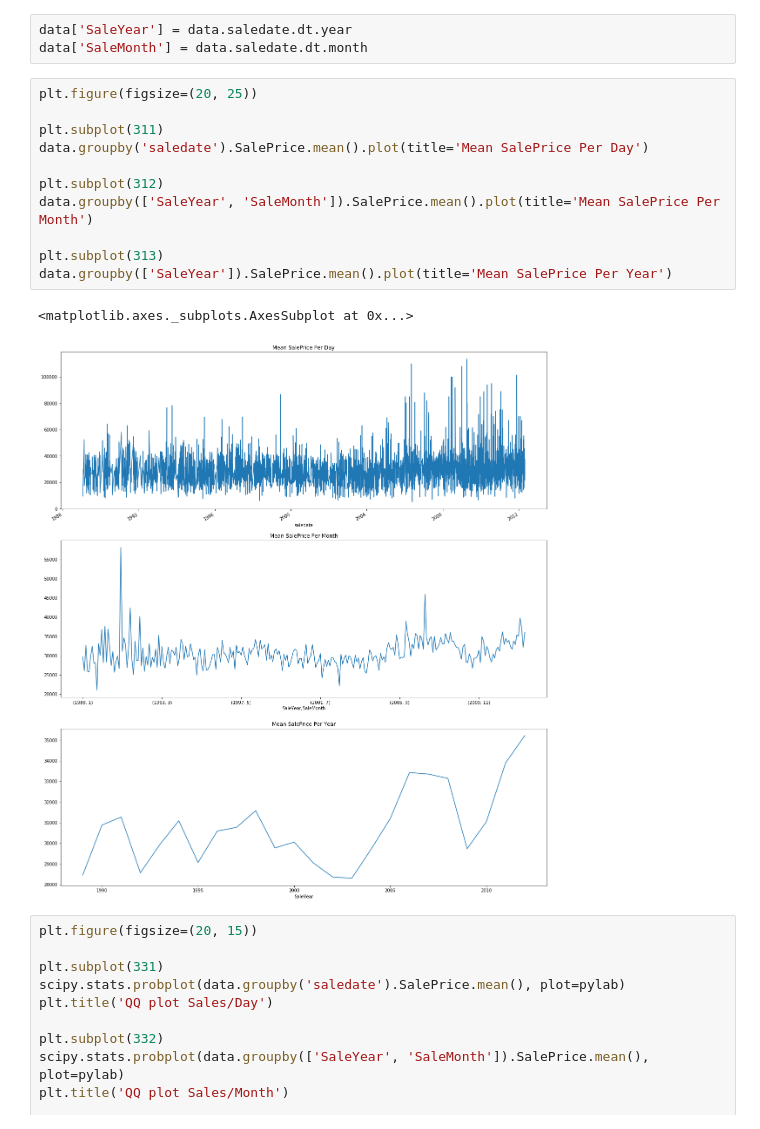
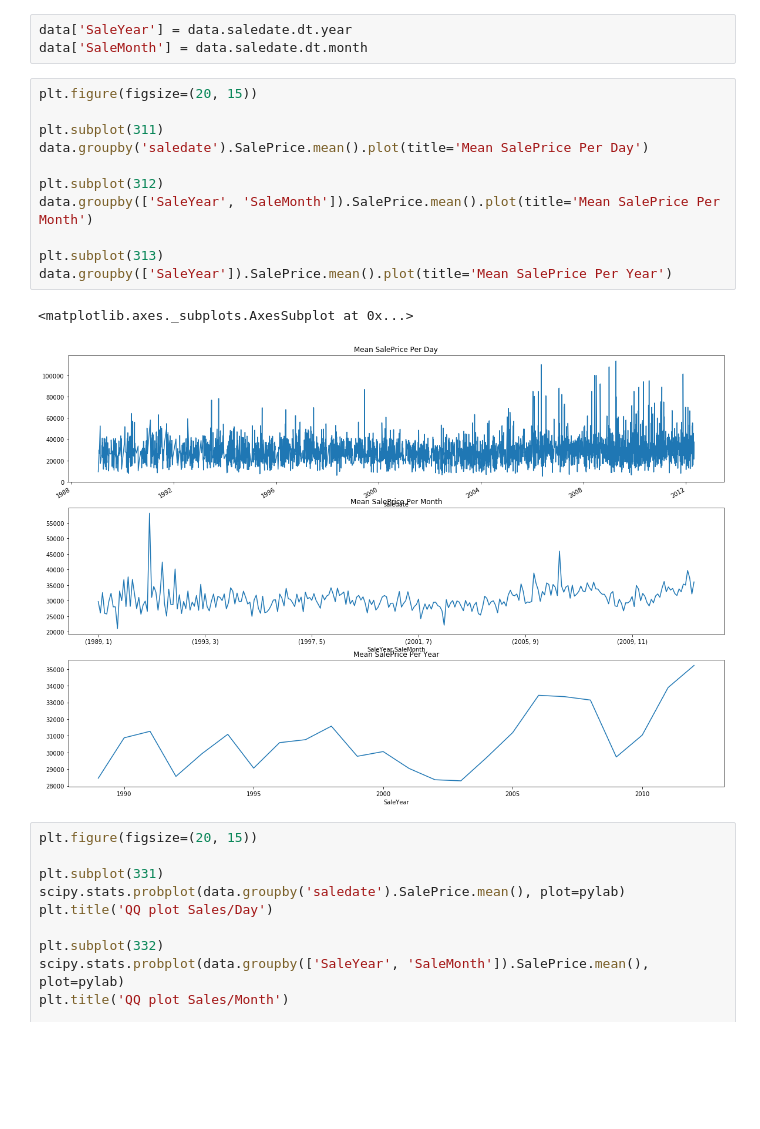
Before and after one commit to fares-ds/Blue-Book-for-Bulldozers-Kaggle-Competition, a Jupyter notebook: Blue_Book_for_Bulldozers_EDA.ipynb, the cells around one changed output. Saved outputs shown, nothing was run; the diff lists cells and outputs as text; blank space fills up the shorter version.

```diff
--- a/Blue_Book_for_Bulldozers_EDA.ipynb
+++ b/Blue_Book_for_Bulldozers_EDA.ipynb
@@ -221,19 +221,19 @@ data.groupby('saledate').SalePrice.describe()
 data['SaleYear'] = data.saledate.dt.year
 data['SaleMonth'] = data.saledate.dt.month
 # %%
-plt.figure(figsize=(20, 25))
+plt.figure(figsize=(20, 15))
 
 plt.subplot(311)
 data.groupby('saledate').SalePrice.mean().plot(title='Mean SalePrice Per Day')
 
 plt.subplot(312)
 data.groupby(['SaleYear', 'SaleMonth']).SalePrice.mean().plot(title='Mean SalePrice Per Month')
 
 plt.subplot(313)
 data.groupby(['SaleYear']).SalePrice.mean().plot(title='Mean SalePrice Per Year')
 # %% [output]
 <matplotlib.axes._subplots.AxesSubplot at 0x...>
-[figure, old version]
+[figure, new version]
 # %%
 plt.figure(figsize=(20, 15))
 
```
Also changed, not shown: parts of 9 cells of this notebook.
